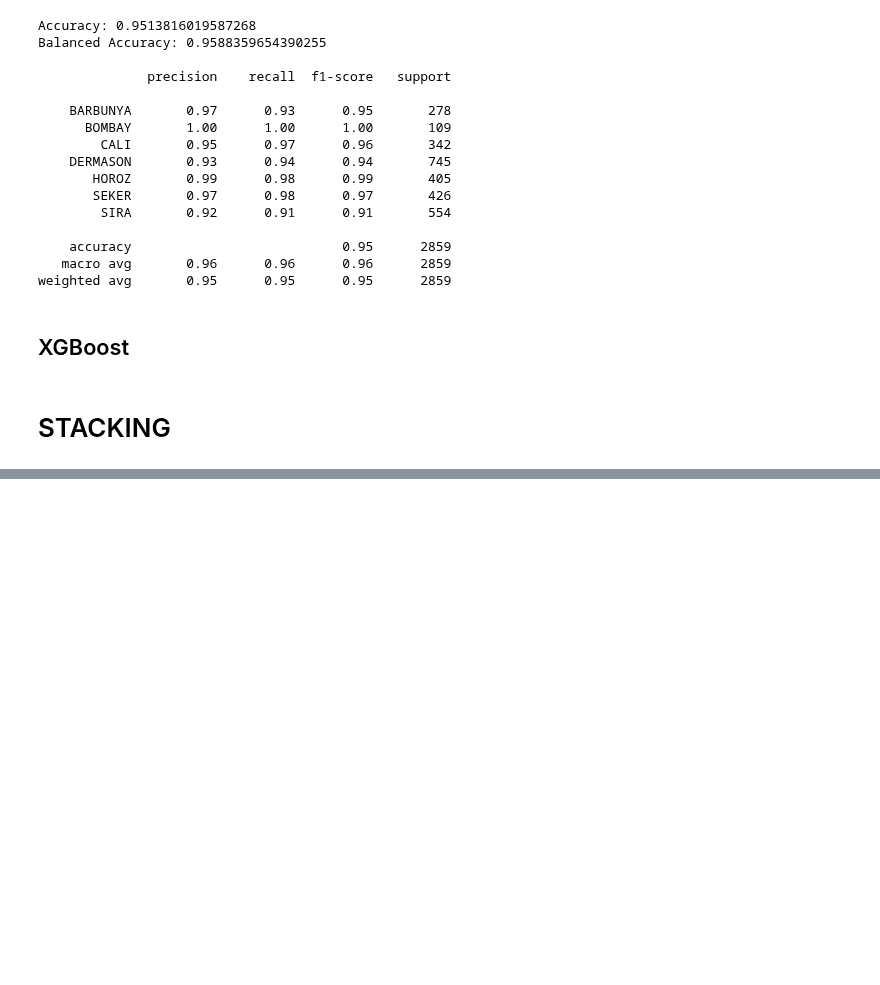
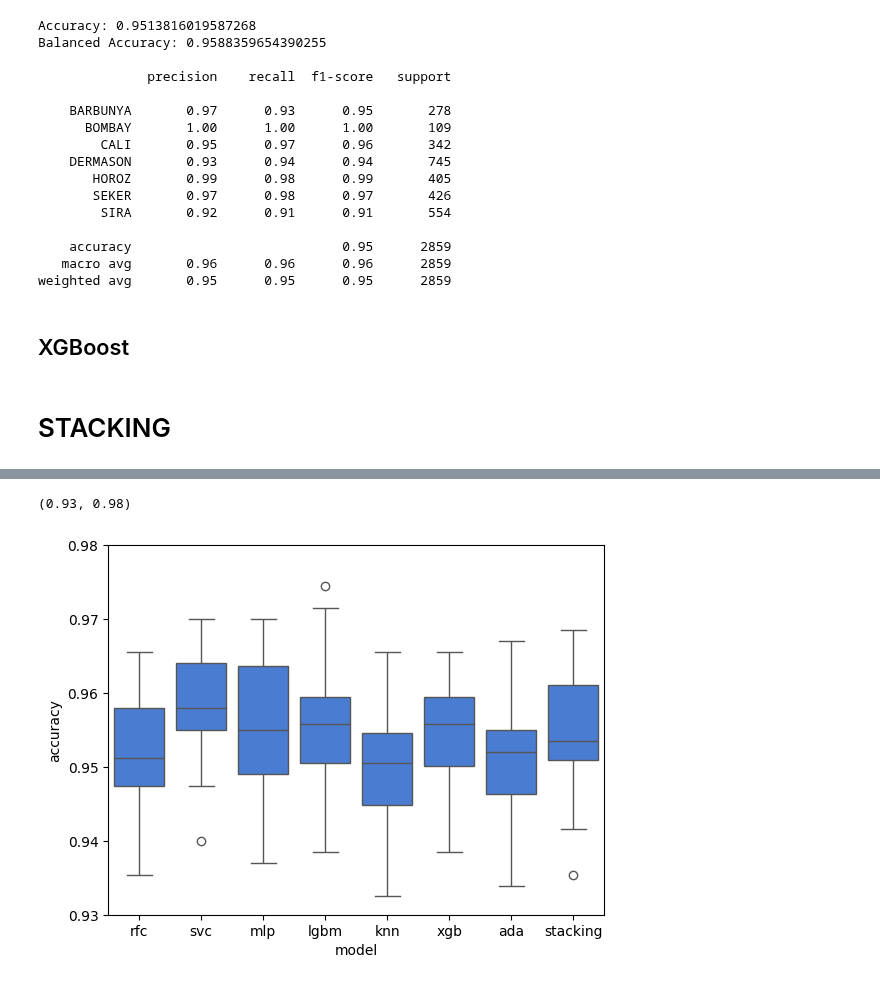
Before and after one commit to tomaszzywicki/Dry-Bean-Classification, a Jupyter notebook: notebooks/data_preparation.ipynb, the cells around one changed output, grey strips where cells are left out. Saved outputs shown, nothing was run; the diff lists cells and outputs as text; code cells hidden in the pictures; blank space fills up the shorter version.

Commit message:
add model comparison

```diff
--- a/notebooks/data_preparation.ipynb
+++ b/notebooks/data_preparation.ipynb
@@ -502,2 +507,31 @@ def get_stacking():
     model = StackingClassifier(estimators=level0, final_estimator=level1, cv=5)
     return model
+# %%
+def get_models():
+    models = dict()
+    models['rfc'] = rfc
+    models['svc'] = svc
+    models['mlp'] = mlp
+    models['lgbm'] = lgbm
+    models['knn'] = knn
+    models['xgb'] = xgb
+    models['ada'] = ada
+    models['stacking'] = get_stacking()
+    return models
+# %%
+def evaluate_model(model, X, y):
+    cv = RepeatedStratifiedKFold(n_splits=10, n_repeats=3, random_state=311)
+    scores = cross_val_score(model, X, y, scoring='accuracy', cv=cv, n_jobs=-1, error_score='raise')
+    return scores
+# %%
+models = get_models()
+
+le = LabelEncoder()
+y_train2 = le.fit_transform(y_train)
+
+results, names = list(), list()
+for name, model in models.items():
+    scores = evaluate_model(model, X_train, y_train2)
+    results.append(scores)
+    names.append(name)
+    print(f'%8s mean-%.3f std-%.3f' % (name, np.mean(scores), np.std(scores)))
@@ -503,0 +547,5 @@ def get_stacking():
+# %%
+results_df = pd.DataFrame(results)
+results_df["model"] = names
+results_df = results_df.melt(id_vars='model', var_name='cv', value_name='accuracy')
+results_df.head()
@@ -503,0 +559,8 @@ def get_stacking():
+# %%
+import seaborn as sns
+import matplotlib.pyplot as plt
+sns.boxplot(data=results_df, x='model', y='accuracy', color="#3378e8")
+plt.ylim(0.93, 0.98)
+# %% [output]
+(0.93, 0.98)
+[figure, added]
```
Also changed, not shown: parts of 5 cells of this notebook.
